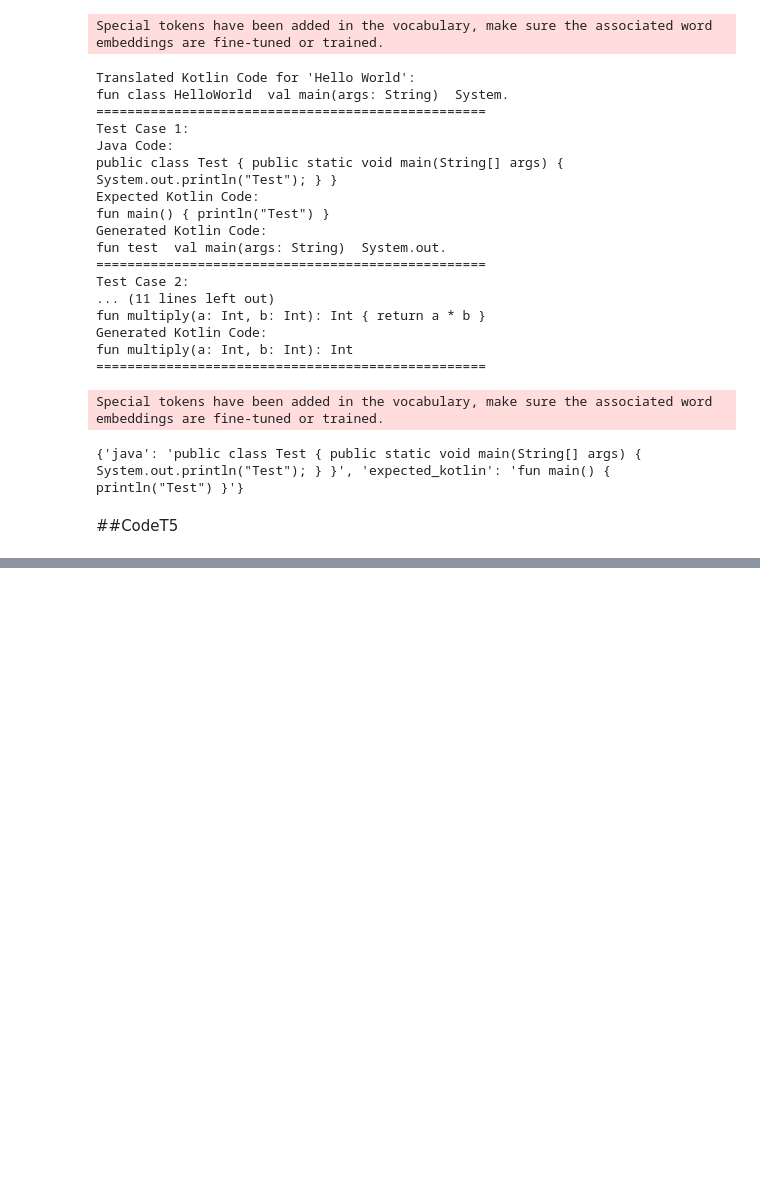
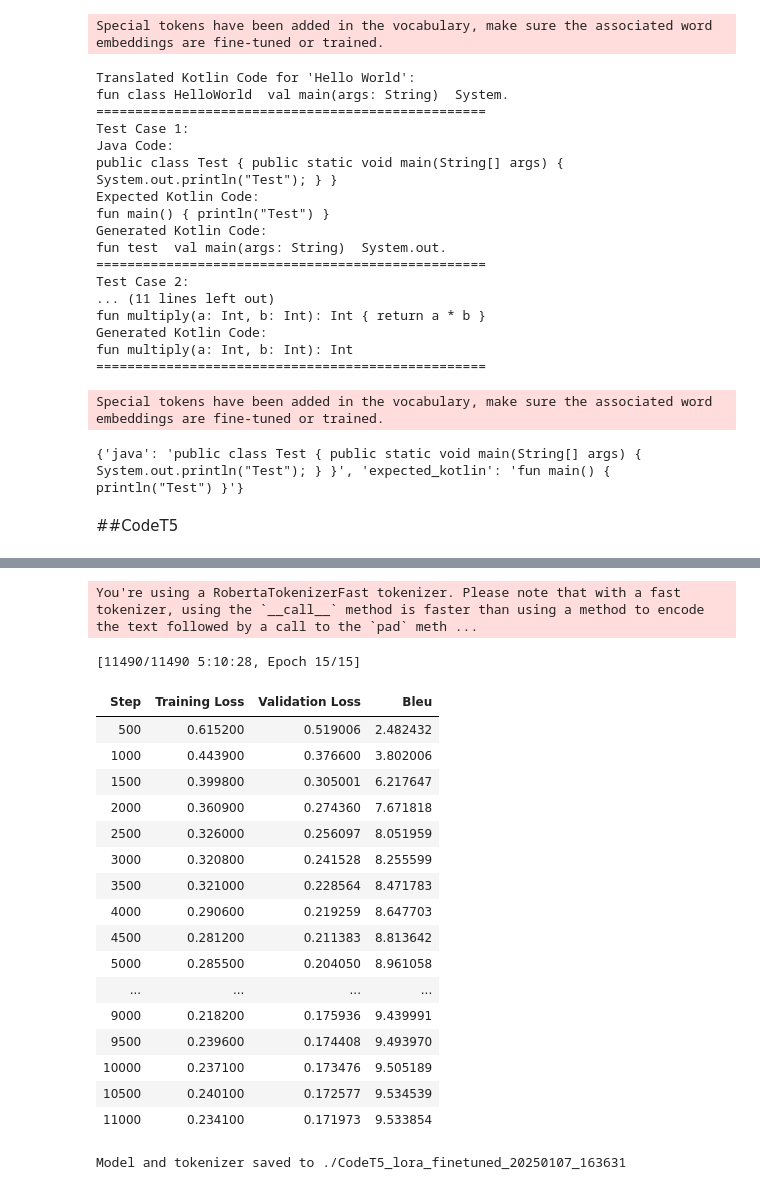
Before and after one commit to Kasprian/AI_powered_Java_to_Kotlin, a Jupyter notebook: AI_powered_Java_to_Kotlin_conversion.ipynb, the cells around one changed output, grey strips where cells are left out. Cells and saved outputs as stored; diff of their text form; code cells hidden in the pictures; blank space fills up the shorter version.

```diff
--- a/AI_powered_Java_to_Kotlin_conversion.ipynb
+++ b/AI_powered_Java_to_Kotlin_conversion.ipynb
@@ -1604,7 +1536,7 @@ validation_dataset = Dataset.from_dict({"java_code": [d["java"] for d in validat
 datasets = DatasetDict({"train": train_dataset, "validation": validation_dataset})
 
 # Load the larger CodeT5 model and tokenizer
-model_name = "Salesforce/codet5-large"
+model_name = "Salesforce/codet5-small"
 tokenizer = AutoTokenizer.from_pretrained(model_name)
 model = AutoModelForSeq2SeqLM.from_pretrained(model_name)
 
@@ -1621,10 +1553,10 @@ model = get_peft_model(model, lora_config)
 # Preprocessing function
 def preprocess_function(examples):
     inputs = [f"Translate the following Java code to Kotlin: {code}" for code in examples["java_code"]]
-    model_inputs = tokenizer(inputs, max_length=512, truncation=True)
+    model_inputs = tokenizer(inputs,truncation=True, padding=True)
 
     # Tokenize targets with the same tokenizer
-    labels = tokenizer(examples["kotlin_code"], max_length=512, truncation=True)
+    labels = tokenizer(examples["kotlin_code"], truncation=True, padding=True)
     model_inputs["labels"] = labels["input_ids"]
     return model_inputs
 
@@ -1633,7 +1565,7 @@ tokenized_datasets = datasets.map(preprocess_function, batched=True)
 
 # Generate unique save directory
 timestamp = datetime.now().strftime("%Y%m%d_%H%M%S")
-model_save_dir = f"./lora_finetuned_model_{timestamp}"
+model_save_dir = f"./CodeT5_lora_finetuned_{timestamp}"
 
 # Custom BLEU score implementation
 def custom_bleu_score(predictions, references, n=4):
@@ -1682,9 +1614,9 @@ training_args = Seq2SeqTrainingArguments(
     eval_steps=500,
     save_steps=500,
     learning_rate=3e-5,
-    per_device_train_batch_size=8,
-    per_device_eval_batch_size=8,
-    num_train_epochs=5,  # Adjusted for larger models
+    per_device_train_batch_size=16,
+    per_device_eval_batch_size=16,
+    num_train_epochs=15,
     weight_decay=0.01,
     save_total_limit=3,
     predict_with_generate=True,
@@ -1712,3 +1644,4 @@ model.save_pretrained(model_save_dir)
 tokenizer.save_pretrained(model_save_dir)
 
 print(f"Model and tokenizer saved to {model_save_dir}")
+# %% [output]
@@ -1715,3 +1654,23 @@ print(f"Model and tokenizer saved to {model_save_dir}")
+You're using a RobertaTokenizerFast tokenizer. Please note that with a fast tokenizer, using the `__call__` method is faster than using a method to encode the text followed by a call to the `pad` meth ...
+[11490/11490 5:10:28, Epoch 15/15]
+| Step | Training Loss | Validation Loss | Bleu |
+| 500 | 0.615200 | 0.519006 | 2.482432 |
+| 1000 | 0.443900 | 0.376600 | 3.802006 |
+| 1500 | 0.399800 | 0.305001 | 6.217647 |
+| 2000 | 0.360900 | 0.274360 | 7.671818 |
+| 2500 | 0.326000 | 0.256097 | 8.051959 |
+| 3000 | 0.320800 | 0.241528 | 8.255599 |
+| 3500 | 0.321000 | 0.228564 | 8.471783 |
+| 4000 | 0.290600 | 0.219259 | 8.647703 |
+| 4500 | 0.281200 | 0.211383 | 8.813642 |
+| 5000 | 0.285500 | 0.204050 | 8.961058 |
+| ... | ... | ... | ... |
+| 9000 | 0.218200 | 0.175936 | 9.439991 |
+| 9500 | 0.239600 | 0.174408 | 9.493970 |
+| 10000 | 0.237100 | 0.173476 | 9.505189 |
+| 10500 | 0.240100 | 0.172577 | 9.534539 |
+| 11000 | 0.234100 | 0.171973 | 9.533854 |
+Model and tokenizer saved to ./CodeT5_lora_finetuned_20250107_163631
 # %%
 import torch
 from transformers import AutoModelForSeq2SeqLM, AutoTokenizer
```
Also changed, not shown: parts of 22 cells of this notebook.
